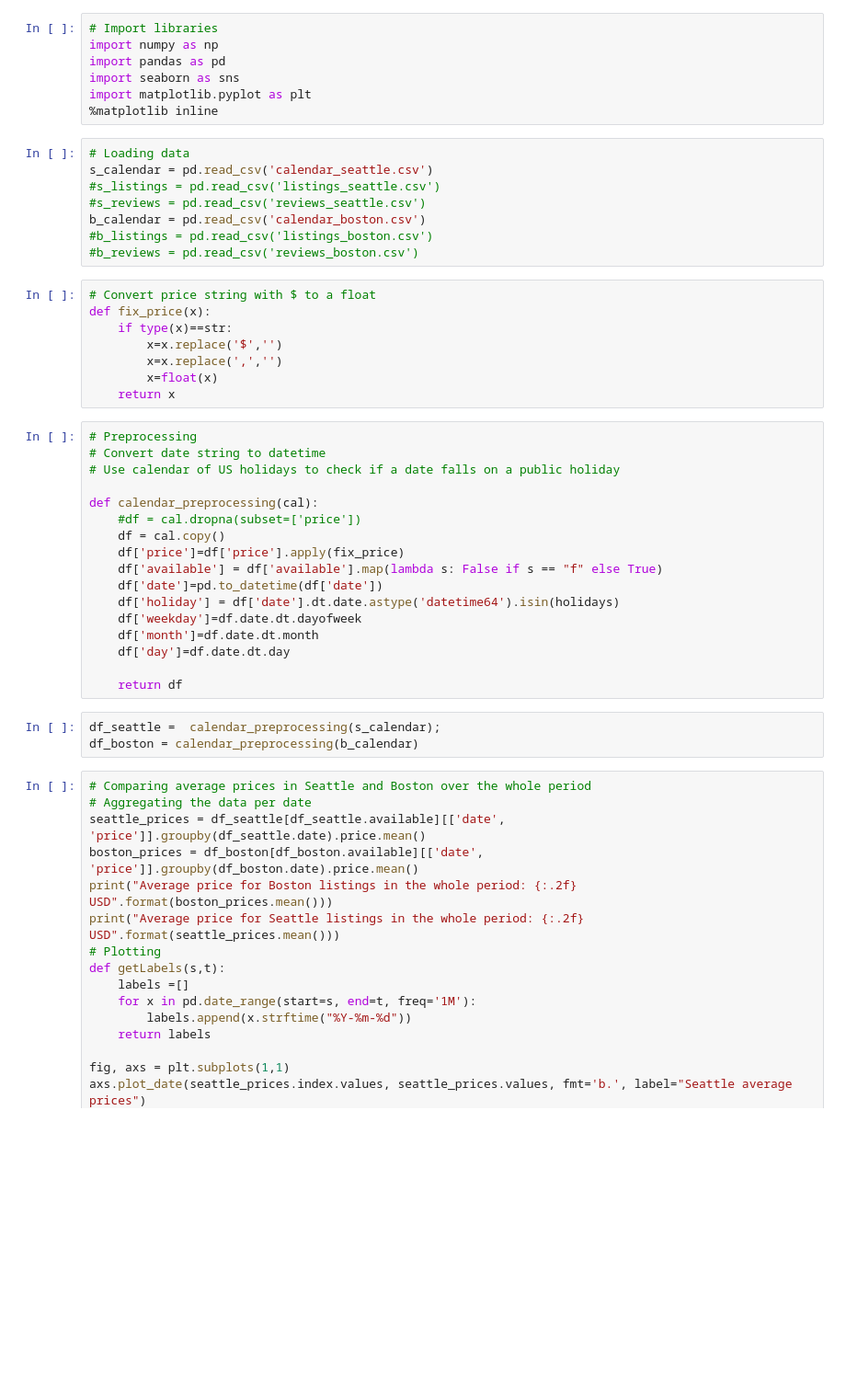
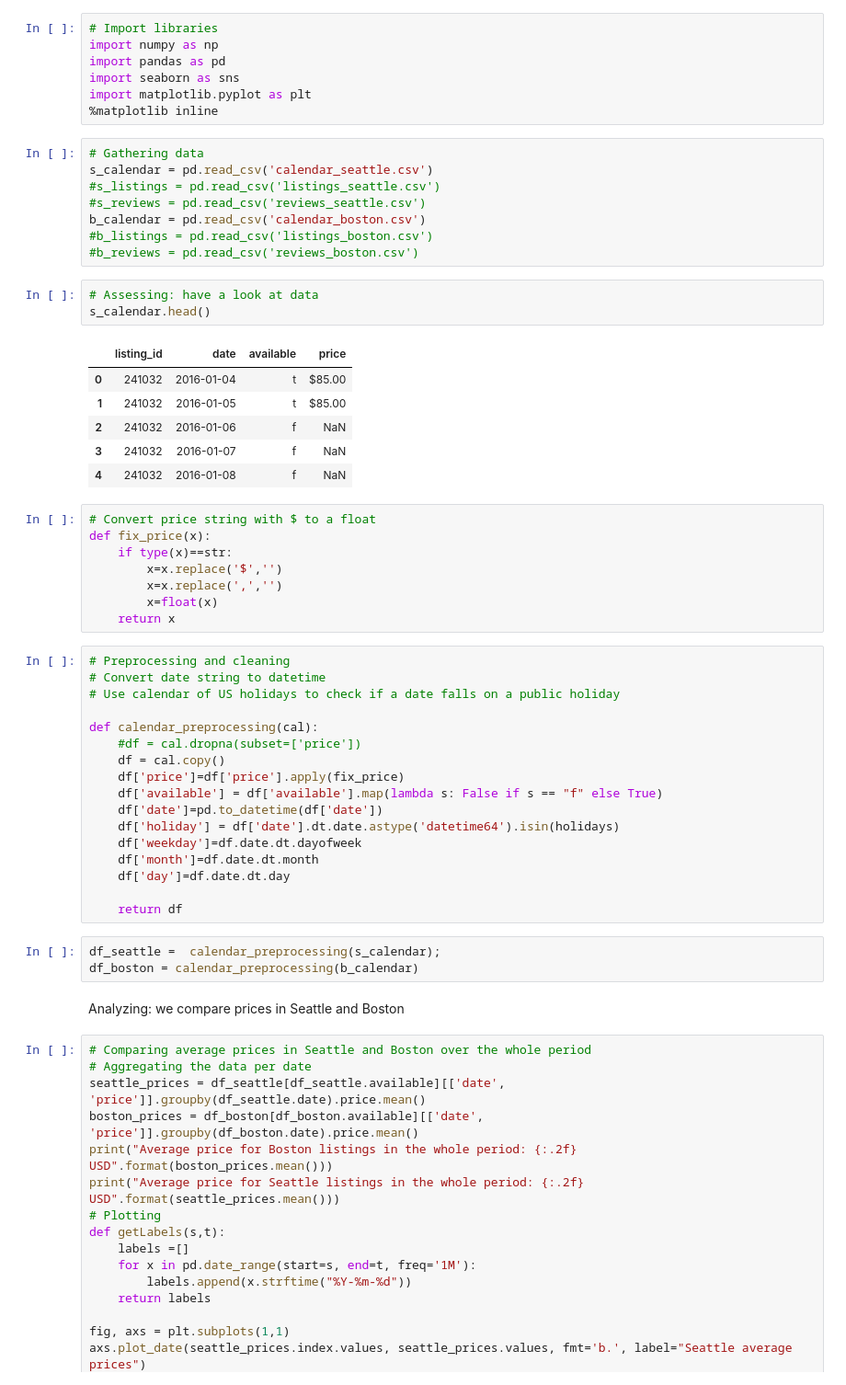
Before and after one commit to santamm/Boston-Seattle-Airbnb-Analysis, a Jupyter notebook: prices_and_trends.ipynb, the cells around one changed output. Shown at 92% size. Drawn from its saved outputs; the diff is of its cells as text; blank space fills up the shorter version.

```diff
--- a/prices_and_trends.ipynb
+++ b/prices_and_trends.ipynb
@@ -9,13 +9,23 @@ import seaborn as sns
 import matplotlib.pyplot as plt
 %matplotlib inline
 # %%
-# Loading data
+# Gathering data
 s_calendar = pd.read_csv('calendar_seattle.csv')
 #s_listings = pd.read_csv('listings_seattle.csv')
 #s_reviews = pd.read_csv('reviews_seattle.csv')
 b_calendar = pd.read_csv('calendar_boston.csv')
 #b_listings = pd.read_csv('listings_boston.csv')
 #b_reviews = pd.read_csv('reviews_boston.csv')
+# %%
+# Assessing: have a look at data
+s_calendar.head()
+# %% [output]
+|  | listing_id | date | available | price |
+| 0 | 241032 | 2016-01-04 | t | $85.00 |
+| 1 | 241032 | 2016-01-05 | t | $85.00 |
+| 2 | 241032 | 2016-01-06 | f | NaN |
+| 3 | 241032 | 2016-01-07 | f | NaN |
+| 4 | 241032 | 2016-01-08 | f | NaN |
 # %%
 # Convert price string with $ to a float
 def fix_price(x):
@@ -25,7 +35,7 @@ def fix_price(x):
         x=float(x)
     return x
 # %%
-# Preprocessing
+# Preprocessing and cleaning
 # Convert date string to datetime
 # Use calendar of US holidays to check if a date falls on a public holiday
 
@@ -44,6 +54,8 @@ def calendar_preprocessing(cal):
 # %%
 df_seattle =  calendar_preprocessing(s_calendar);
 df_boston = calendar_preprocessing(b_calendar)
+# %% [markdown]
+Analyzing: we compare prices in Seattle and Boston
 # %%
 # Comparing average prices in Seattle and Boston over the whole period
 # Aggregating the data per date
```
Also changed, not shown: 2 other files.
